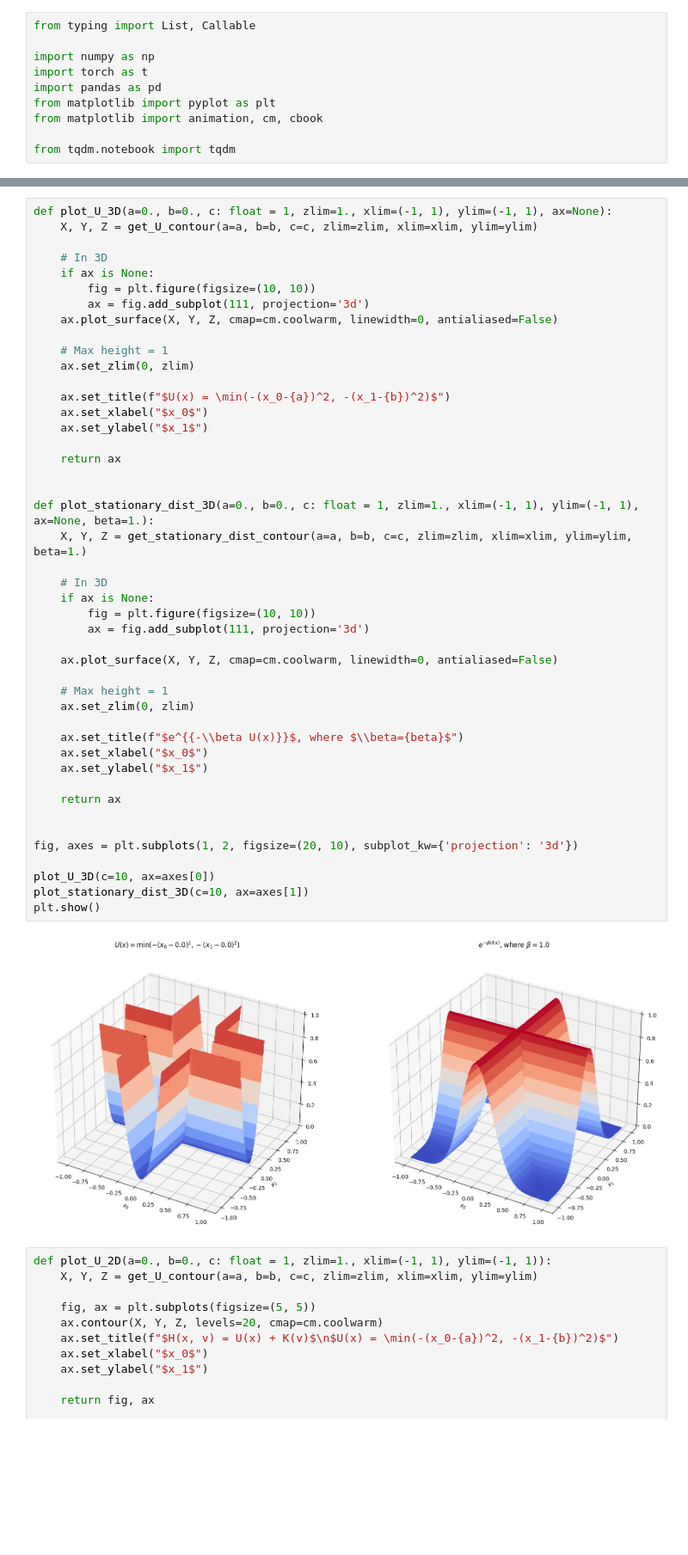
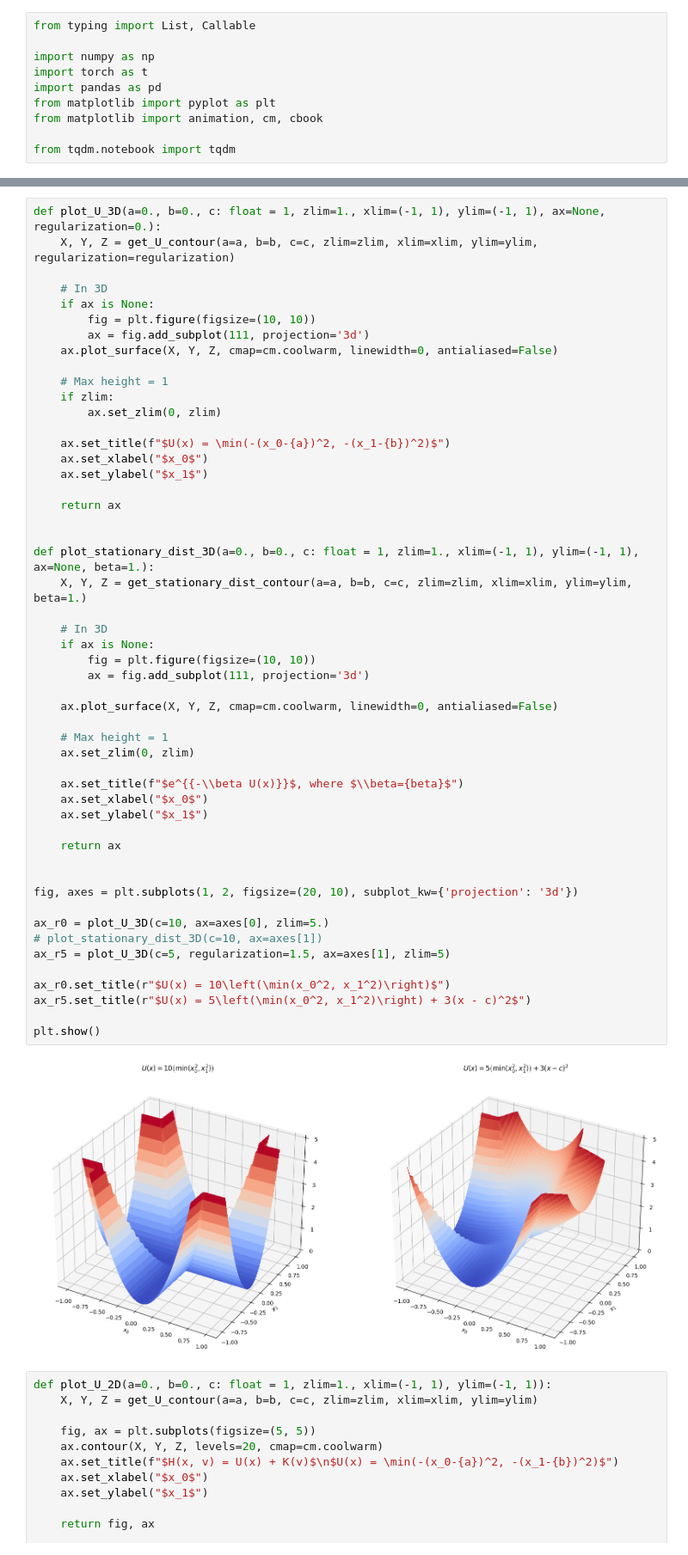
Before and after one commit to jqhoogland/experiminis, a Jupyter notebook: singular_wells.ipynb, the cells around one changed output, grey strips where cells are left out. Shown at 86% size. Drawn from its saved outputs; the diff is of its cells as text; blank space fills up the shorter version.

```diff
--- a/singular_wells.ipynb
+++ b/singular_wells.ipynb
@@ -69,8 +93,8 @@ def get_stationary_dist_contour(a=0., b=0., c: float = 1, zlim=1., xlim=(-1, 1),
 
     return X, Y, Z
 # %%
-def plot_U_3D(a=0., b=0., c: float = 1, zlim=1., xlim=(-1, 1), ylim=(-1, 1), ax=None):
-    X, Y, Z = get_U_contour(a=a, b=b, c=c, zlim=zlim, xlim=xlim, ylim=ylim)
+def plot_U_3D(a=0., b=0., c: float = 1, zlim=1., xlim=(-1, 1), ylim=(-1, 1), ax=None, regularization=0.):
+    X, Y, Z = get_U_contour(a=a, b=b, c=c, zlim=zlim, xlim=xlim, ylim=ylim, regularization=regularization)
 
     # In 3D
     if ax is None:
@@ -79,42 +103,48 @@ def plot_U_3D(a=0., b=0., c: float = 1, zlim=1., xlim=(-1, 1), ylim=(-1, 1), ax=
     ax.plot_surface(X, Y, Z, cmap=cm.coolwarm, linewidth=0, antialiased=False)
 
     # Max height = 1
-    ax.set_zlim(0, zlim)
+    if zlim:
+        ax.set_zlim(0, zlim)
 
     ax.set_title(f"$U(x) = \min(-(x_0-{a})^2, -(x_1-{b})^2)$")
     ax.set_xlabel("$x_0$")
     ax.set_ylabel("$x_1$")
 
     return ax
 
 
 def plot_stationary_dist_3D(a=0., b=0., c: float = 1, zlim=1., xlim=(-1, 1), ylim=(-1, 1), ax=None, beta=1.):
     X, Y, Z = get_stationary_dist_contour(a=a, b=b, c=c, zlim=zlim, xlim=xlim, ylim=ylim, beta=1.)
 
     # In 3D
     if ax is None:
         fig = plt.figure(figsize=(10, 10))
         ax = fig.add_subplot(111, projection='3d')
 
     ax.plot_surface(X, Y, Z, cmap=cm.coolwarm, linewidth=0, antialiased=False)
 
     # Max height = 1
     ax.set_zlim(0, zlim)
 
     ax.set_title(f"$e^{{-\\beta U(x)}}$, where $\\beta={beta}$")
     ax.set_xlabel("$x_0$")
     ax.set_ylabel("$x_1$")
 
     return ax
 
 
 fig, axes = plt.subplots(1, 2, figsize=(20, 10), subplot_kw={'projection': '3d'})
 
-plot_U_3D(c=10, ax=axes[0])
-plot_stationary_dist_3D(c=10, ax=axes[1])
+ax_r0 = plot_U_3D(c=10, ax=axes[0], zlim=5.)
+# plot_stationary_dist_3D(c=10, ax=axes[1])
+ax_r5 = plot_U_3D(c=5, regularization=1.5, ax=axes[1], zlim=5)
+
+ax_r0.set_title(r"$U(x) = 10\left(\min(x_0^2, x_1^2)\right)$")
+ax_r5.set_title(r"$U(x) = 5\left(\min(x_0^2, x_1^2)\right) + 3(x - c)^2$")
+
 plt.show()
 # %% [output]
-[figure, old version]
+[figure, new version]
 # %%
 def plot_U_2D(a=0., b=0., c: float = 1, zlim=1., xlim=(-1, 1), ylim=(-1, 1)):
     X, Y, Z = get_U_contour(a=a, b=b, c=c, zlim=zlim, xlim=xlim, ylim=ylim)
```
Also changed, not shown: parts of 12 cells of this notebook, 2 other files.
